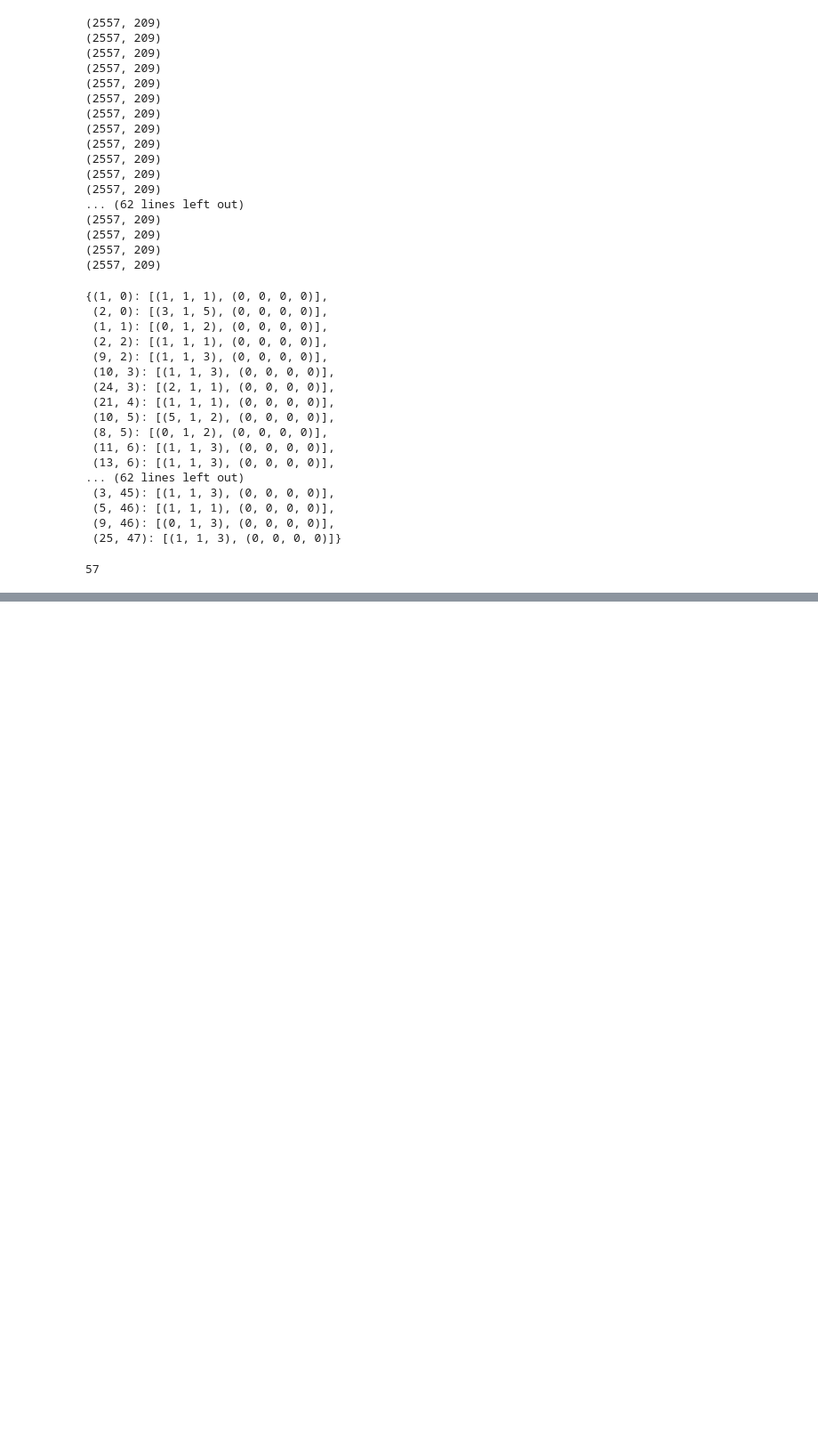
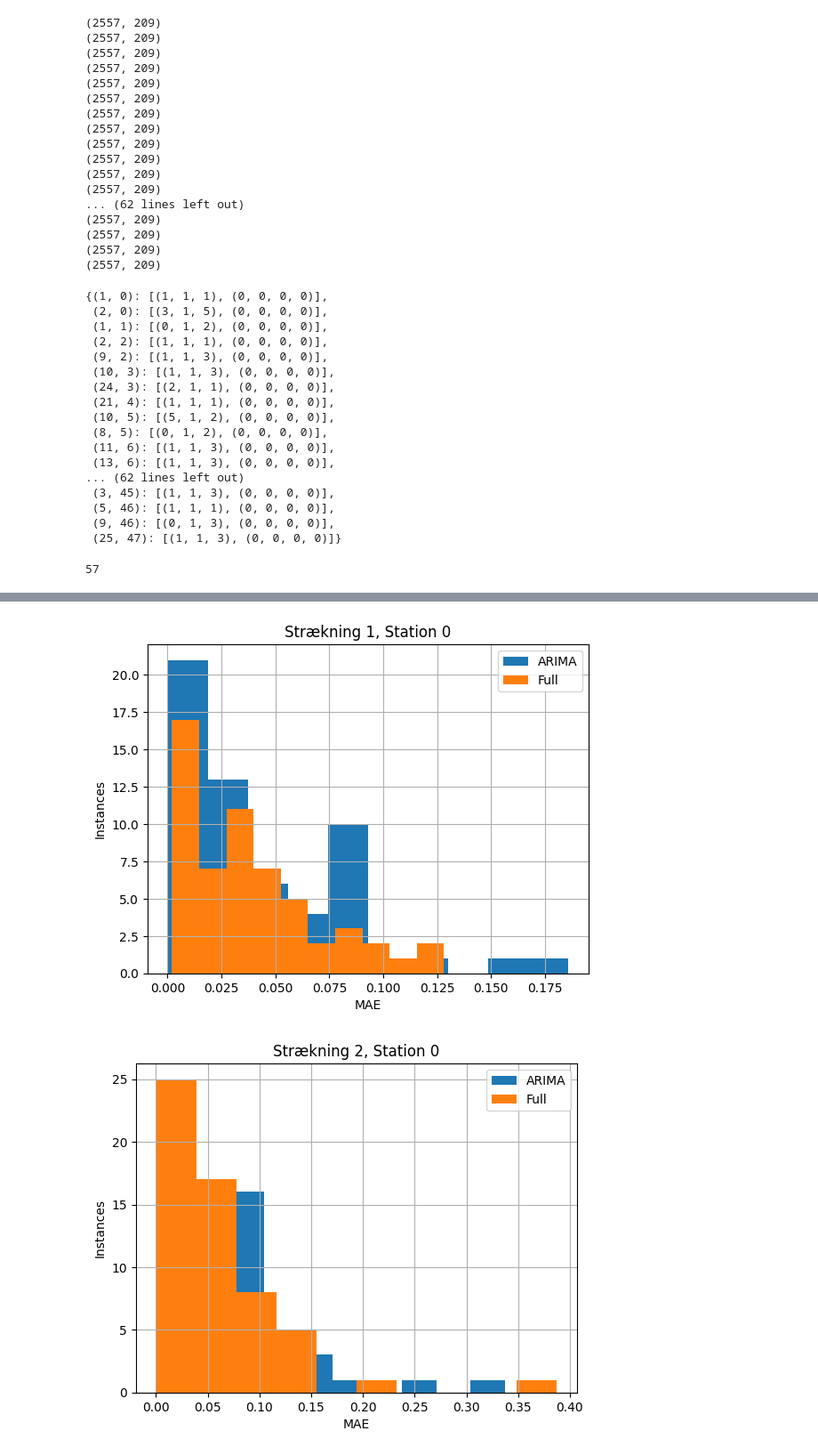
Before and after one commit to clarachristiansen/Bachelor_project, a Jupyter notebook: Full_SARIMA_Xgboost_CV.ipynb, the cells around one changed output, grey strips where cells are left out. Shown at 89% size. Cells and saved outputs as stored; diff of their text form; code cells hidden in the pictures; blank space fills up the shorter version.

```diff
--- a/Full_SARIMA_Xgboost_CV.ipynb
+++ b/Full_SARIMA_Xgboost_CV.ipynb
@@ -317,0 +320,15 @@ ax.grid()
+# %%
+# Visualize absolute error for one station/strækning combination
+for (strækning, station), (cv_score, cv_score_arima) in cv_scores.items():
+    x = np.arange(len(cv_score))
+    plt.hist(cv_score_arima, label='ARIMA')
+    plt.hist(cv_score, label = 'Full')
+    plt.xlabel('MAE')
+    plt.ylabel('Instances')
+    plt.grid()
+    plt.title(f'Strækning {strækning}, Station {station}')
+    plt.legend(loc = 'upper right')
+    plt.show()
+# %% [output]
+[figure, added]
+[figure, added]
```
Also changed, not shown: parts of 9 cells of this notebook, 14 other files.
